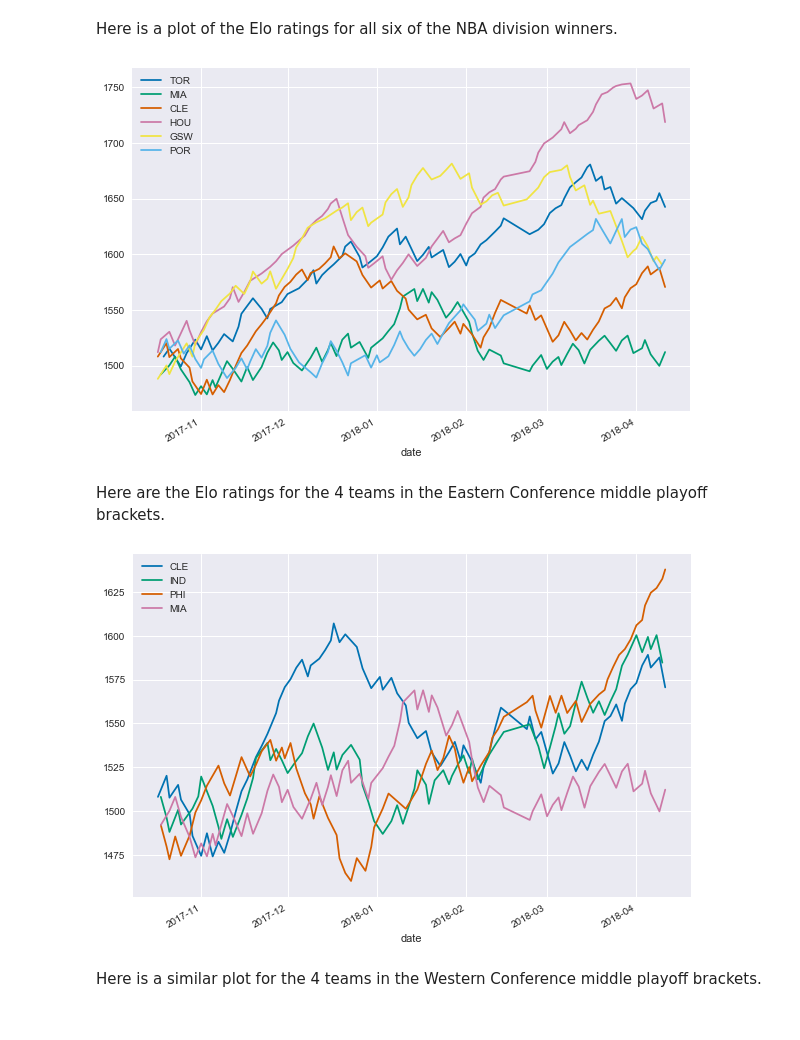
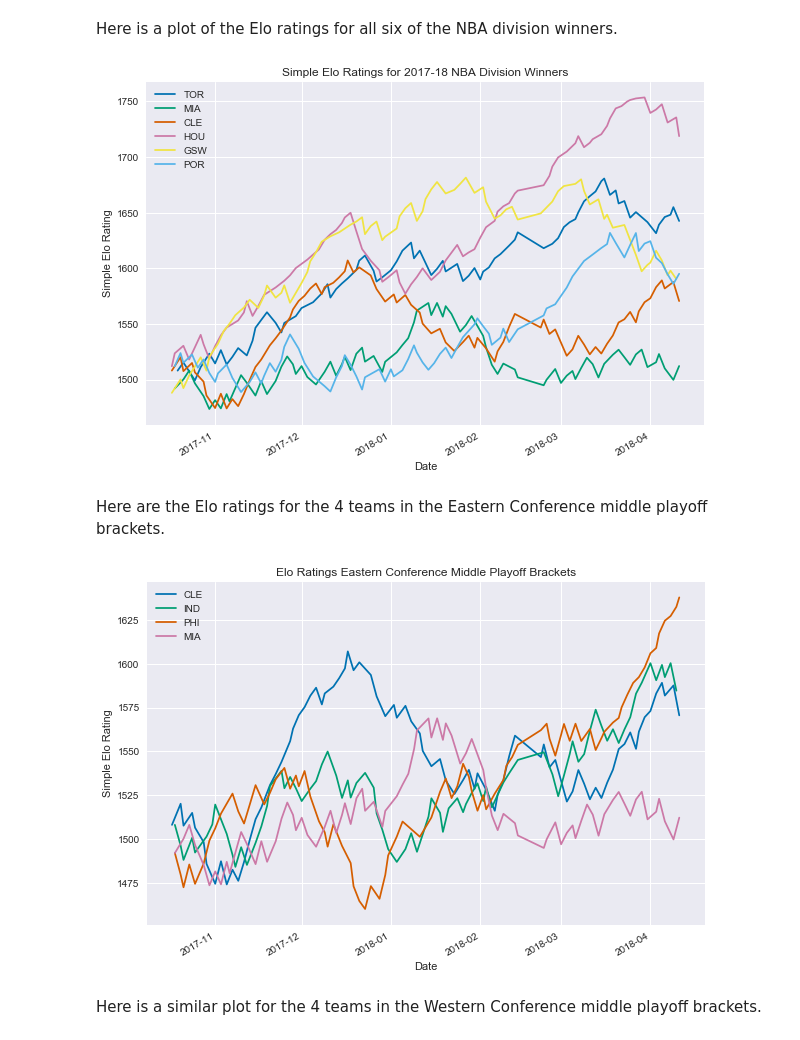
Before and after one commit to practicallypredictable/posts, a Jupyter notebook: basketball/nba/notebooks/nba-simple_elo_ratings.ipynb, the cells around one changed output. Saved outputs shown, nothing was run; the diff lists cells and outputs as text; code cells hidden in the pictures.

Commit message:
fix plot labels

```diff
--- a/basketball/nba/notebooks/nba-simple_elo_ratings.ipynb
+++ b/basketball/nba/notebooks/nba-simple_elo_ratings.ipynb
@@ -474,23 +474,34 @@ def plot_elo(*, data, team, ax):
     ts.plot(ax=ax, label=team)
     return ax
 # %%
-def plot_elo_for_teams(*, data, teams):
+def plot_elo_for_teams(*, data, teams, title):
     fig, ax = plt.subplots(figsize=(10, 7))
     for team in teams:
         ax = plot_elo(data=elo_hist, team=team, ax=ax)
+    ax.set_xlabel('Date')
+    ax.set_ylabel('Simple Elo Rating')
+    ax.set_title(title)
     plt.show()
 # %% [markdown]
 Here is a plot of the Elo ratings for all six of the NBA division winners.
 # %%
-plot_elo_for_teams(data=elo_hist, teams=['TOR', 'MIA', 'CLE', 'HOU', 'GSW', 'POR',])
+plot_elo_for_teams(
+    data=elo_hist,
+    teams=['TOR', 'MIA', 'CLE', 'HOU', 'GSW', 'POR',],
+    title='Simple Elo Ratings for 2017-18 NBA Division Winners',
+)
 # %% [output]
-[figure, old version]
+[figure, new version]
 # %% [markdown]
 Here are the Elo ratings for the 4 teams in the Eastern Conference middle playoff brackets.
 # %%
-plot_elo_for_teams(data=elo_hist, teams=['CLE', 'IND', 'PHI', 'MIA',])
+plot_elo_for_teams(
+    data=elo_hist,
+    teams=['CLE', 'IND', 'PHI', 'MIA',],
+    title='Elo Ratings Eastern Conference Middle Playoff Brackets',
+)
 # %% [output]
-[figure, old version]
+[figure, new version]
 # %% [markdown]
 Here is a similar plot for the 4 teams in the Western Conference middle playoff brackets.
 # %%
```
Also changed, not shown: parts of 1 cell of this notebook.
